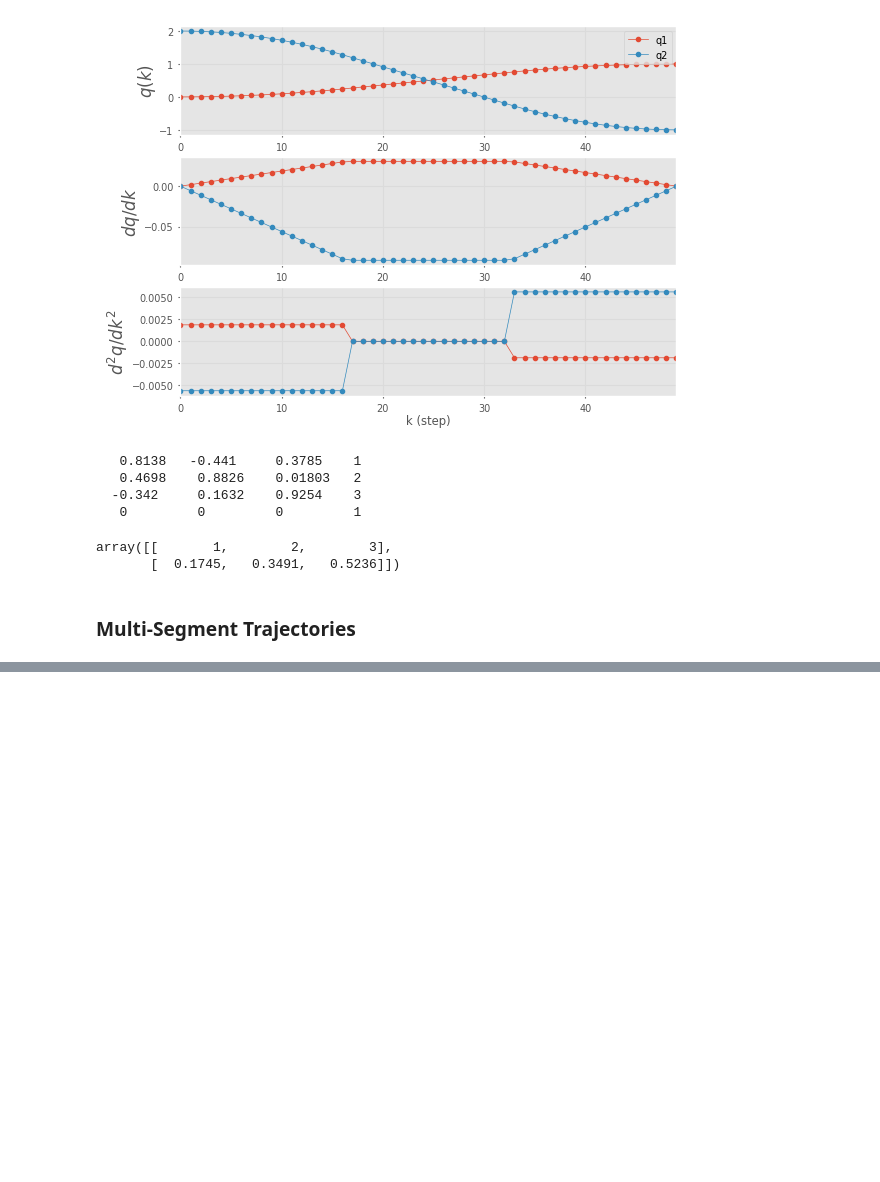
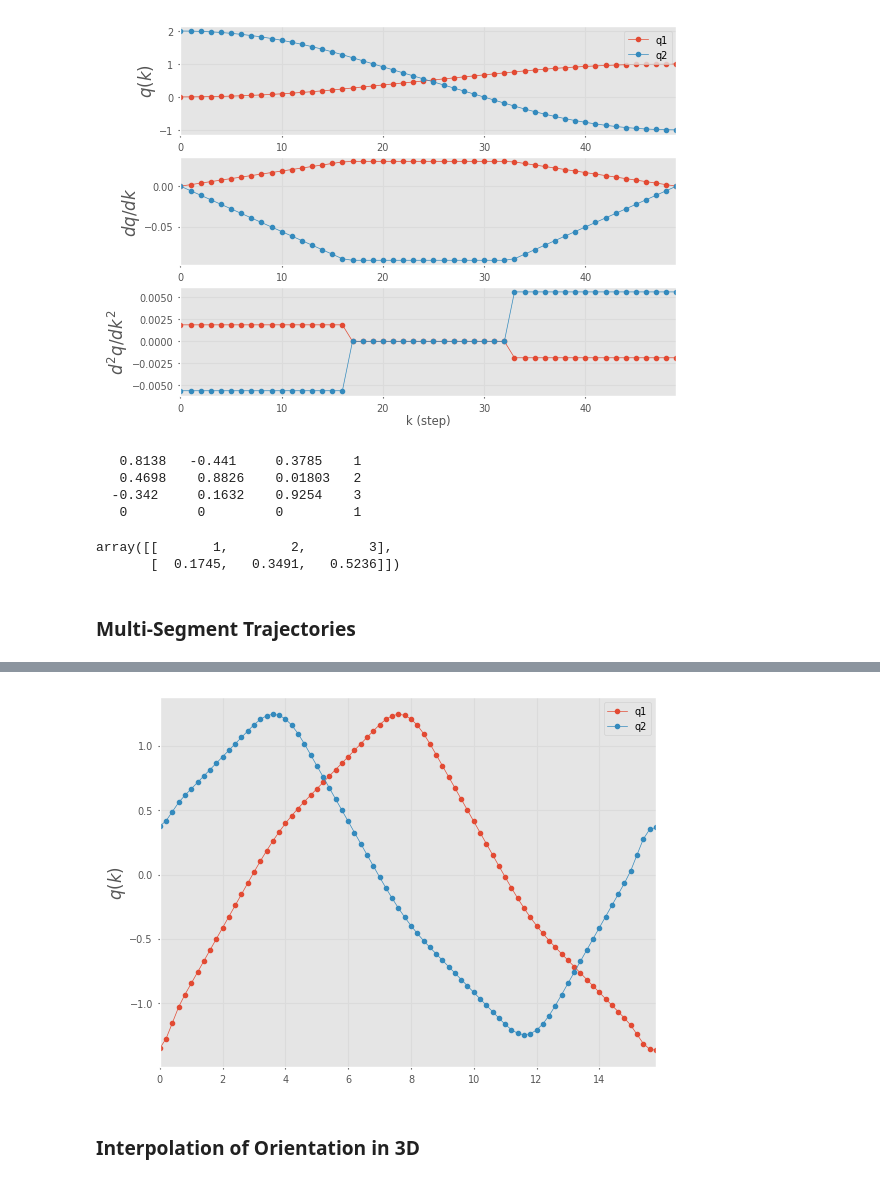
Before and after one commit to Sann-Htet/Robotics-Vision-and-Control-Fundamental-Algorithms-in-Python, a Jupyter notebook: Chapter03/Creating_Time-Varying_Pose.ipynb, the cells around one changed output, grey strips where cells are left out. Drawn from its saved outputs; the diff is of its cells as text; code cells hidden in the pictures; blank space fills up the shorter version.

Commit message:
linear interpolation of orientation in 3D

```diff
--- a/Chapter03/Creating_Time-Varying_Pose.ipynb
+++ b/Chapter03/Creating_Time-Varying_Pose.ipynb
@@ -127,0 +179,6 @@ array([[       1,        2,        3],
+# %%
+traj2.plot()
+# %% [output]
+[figure, added]
+# %% [markdown]
+### Interpolation of Orientation in 3D
```
Also changed, not shown: parts of 19 cells of this notebook.
